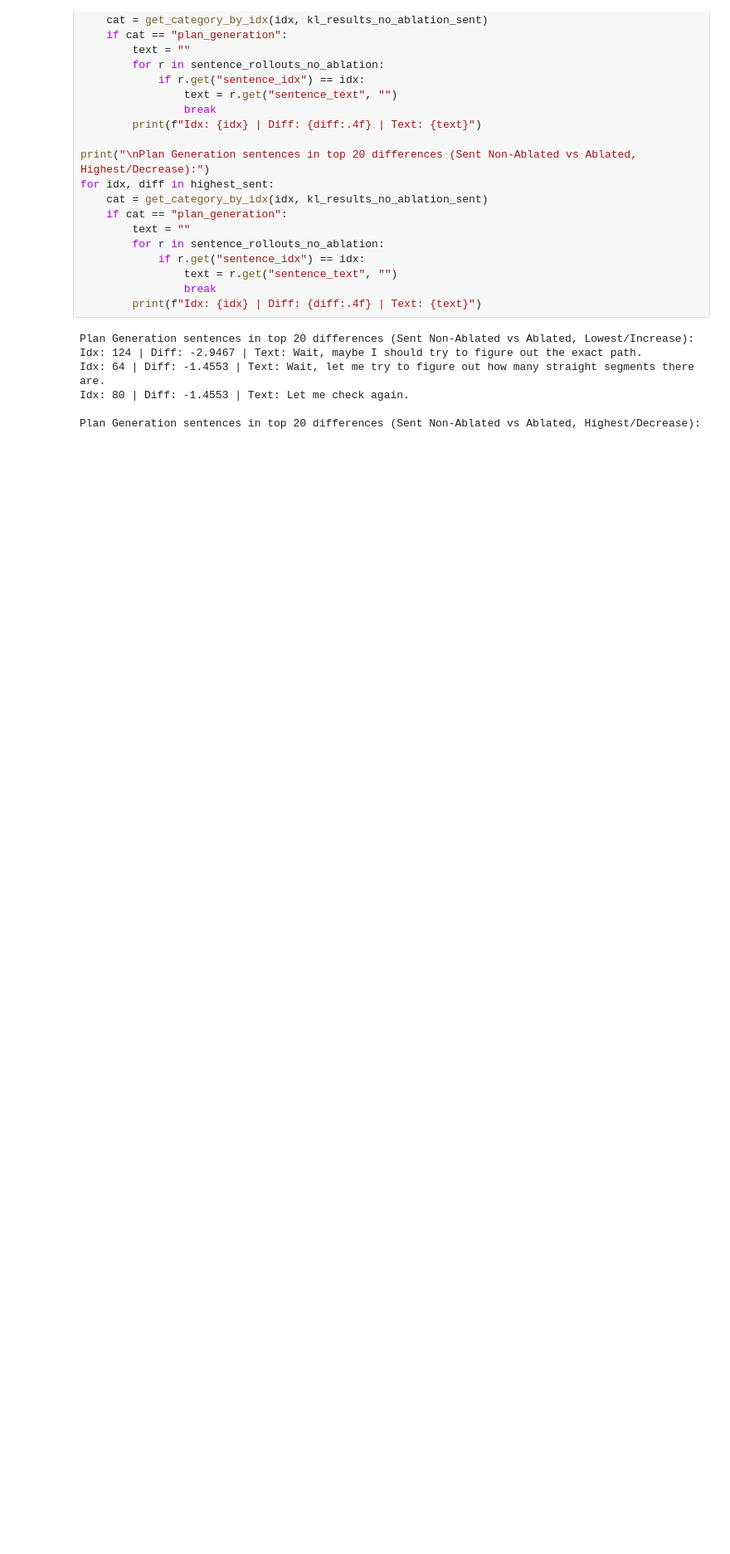
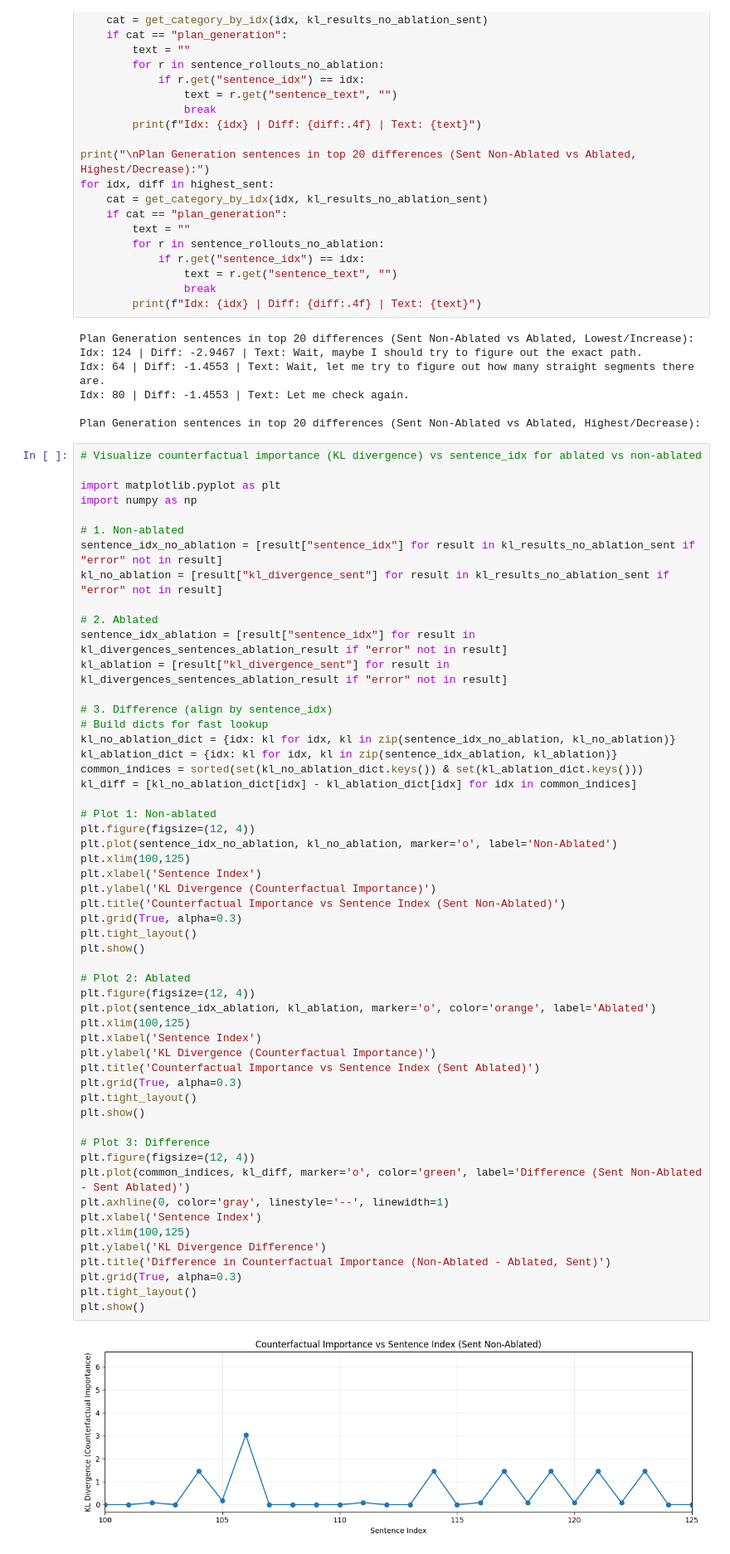
Before and after one commit to Realmbird/cot-counterfactual, a Jupyter notebook: analysize_rollouts.ipynb, the cells around one changed output. Shown at 83% size. Drawn from its saved outputs; the diff is of its cells as text; blank space fills up the shorter version.

```diff
--- a/analysize_rollouts.ipynb
+++ b/analysize_rollouts.ipynb
@@ -1787,3 +1833,59 @@ Idx: 64 | Diff: -1.4553 | Text: Wait, let me try to figure out how many straight
 Idx: 80 | Diff: -1.4553 | Text: Let me check again.
 
 Plan Generation sentences in top 20 differences (Sent Non-Ablated vs Ablated, Highest/Decrease):
+# %%
+# Visualize counterfactual importance (KL divergence) vs sentence_idx for ablated vs non-ablated
+
+import matplotlib.pyplot as plt
+import numpy as np
+
+# 1. Non-ablated
+sentence_idx_no_ablation = [result["sentence_idx"] for result in kl_results_no_ablation_sent if "error" not in result]
+kl_no_ablation = [result["kl_divergence_sent"] for result in kl_results_no_ablation_sent if "error" not in result]
+
+# 2. Ablated
+sentence_idx_ablation = [result["sentence_idx"] for result in kl_divergences_sentences_ablation_result if "error" not in result]
+kl_ablation = [result["kl_divergence_sent"] for result in kl_divergences_sentences_ablation_result if "error" not in result]
+
+# 3. Difference (align by sentence_idx)
+# Build dicts for fast lookup
+kl_no_ablation_dict = {idx: kl for idx, kl in zip(sentence_idx_no_ablation, kl_no_ablation)}
+kl_ablation_dict = {idx: kl for idx, kl in zip(sentence_idx_ablation, kl_ablation)}
+common_indices = sorted(set(kl_no_ablation_dict.keys()) & set(kl_ablation_dict.keys()))
+kl_diff = [kl_no_ablation_dict[idx] - kl_ablation_dict[idx] for idx in common_indices]
+
+# Plot 1: Non-ablated
+plt.figure(figsize=(12, 4))
+plt.plot(sentence_idx_no_ablation, kl_no_ablation, marker='o', label='Non-Ablated')
+plt.xlim(100,125)
+plt.xlabel('Sentence Index')
+plt.ylabel('KL Divergence (Counterfactual Importance)')
+plt.title('Counterfactual Importance vs Sentence Index (Sent Non-Ablated)')
+plt.grid(True, alpha=0.3)
+plt.tight_layout()
+plt.show()
+
+# Plot 2: Ablated
+plt.figure(figsize=(12, 4))
+plt.plot(sentence_idx_ablation, kl_ablation, marker='o', color='orange', label='Ablated')
+plt.xlim(100,125)
+plt.xlabel('Sentence Index')
+plt.ylabel('KL Divergence (Counterfactual Importance)')
+plt.title('Counterfactual Importance vs Sentence Index (Sent Ablated)')
+plt.grid(True, alpha=0.3)
+plt.tight_layout()
+plt.show()
+
+# Plot 3: Difference
+plt.figure(figsize=(12, 4))
+plt.plot(common_indices, kl_diff, marker='o', color='green', label='Difference (Sent Non-Ablated - Sent Ablated)')
+plt.axhline(0, color='gray', linestyle='--', linewidth=1)
+plt.xlabel('Sentence Index')
+plt.xlim(100,125)
+plt.ylabel('KL Divergence Difference')
+plt.title('Difference in Counterfactual Importance (Non-Ablated - Ablated, Sent)')
+plt.grid(True, alpha=0.3)
+plt.tight_layout()
+plt.show()
+# %% [output]
+[figure, added]
```
Also changed, not shown: parts of 11 cells of this notebook.
